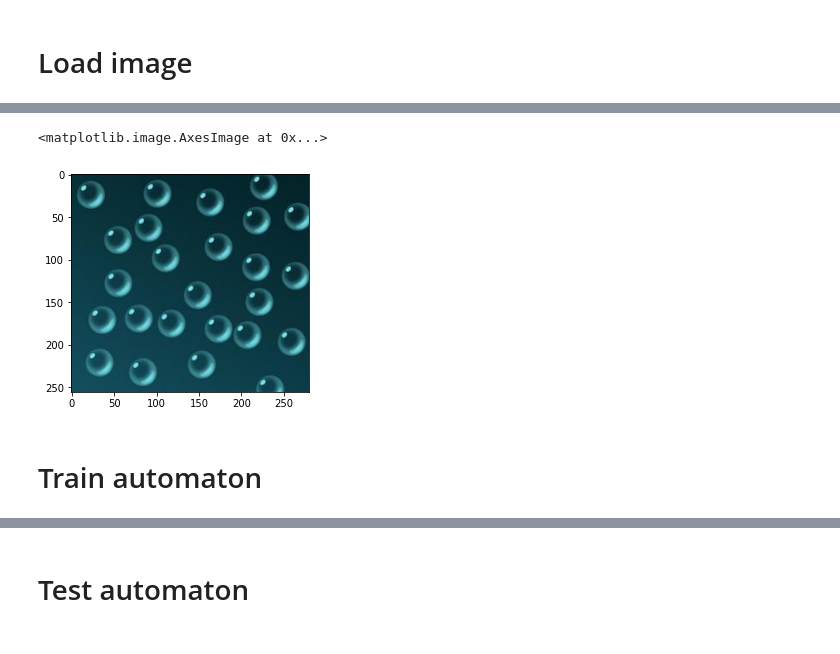
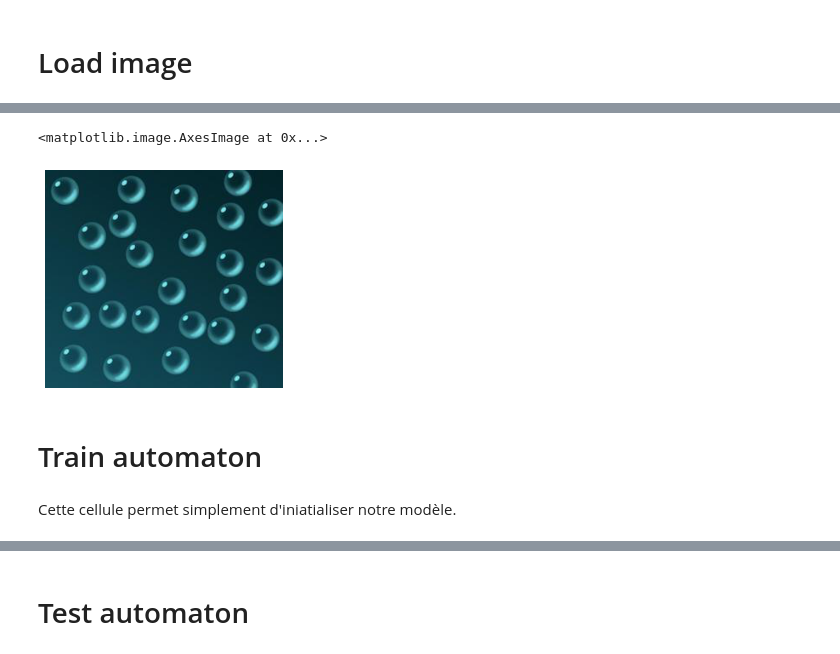
Before and after one commit to seginusmowlavi/textures-cellular-automata, a Jupyter notebook: train.ipynb, the cells around one changed output, grey strips where cells are left out. Drawn from its saved outputs; the diff is of its cells as text; code cells hidden in the pictures.

```diff
--- a/train.ipynb
+++ b/train.ipynb
@@ -22,15 +162,18 @@ device = cpu
 # %%
 template_name = 'bubbles'
 
-templatePIL = plt.imread(f'images/{template_name}.jpg')
+templatePIL = plt.imread(f'/content/textures-cellular-automata/images/{template_name}.jpg')
 template = ToTensor()(templatePIL).to(device)
 
+plt.axis('off')
 plt.imshow(templatePIL)
 # %% [output]
 <matplotlib.image.AxesImage at 0x...>
-[figure, old version]
+[figure, new version]
 # %% [markdown]
 # Train automaton
+# %% [markdown]
+Cette cellule permet simplement d'iniatialiser notre modèle.
 # %%
 automaton = CAutomaton(bias=True, with_first_order=True)
 set_perception_kernels(automaton)
```
Also changed, not shown: parts of 22 cells of this notebook.
